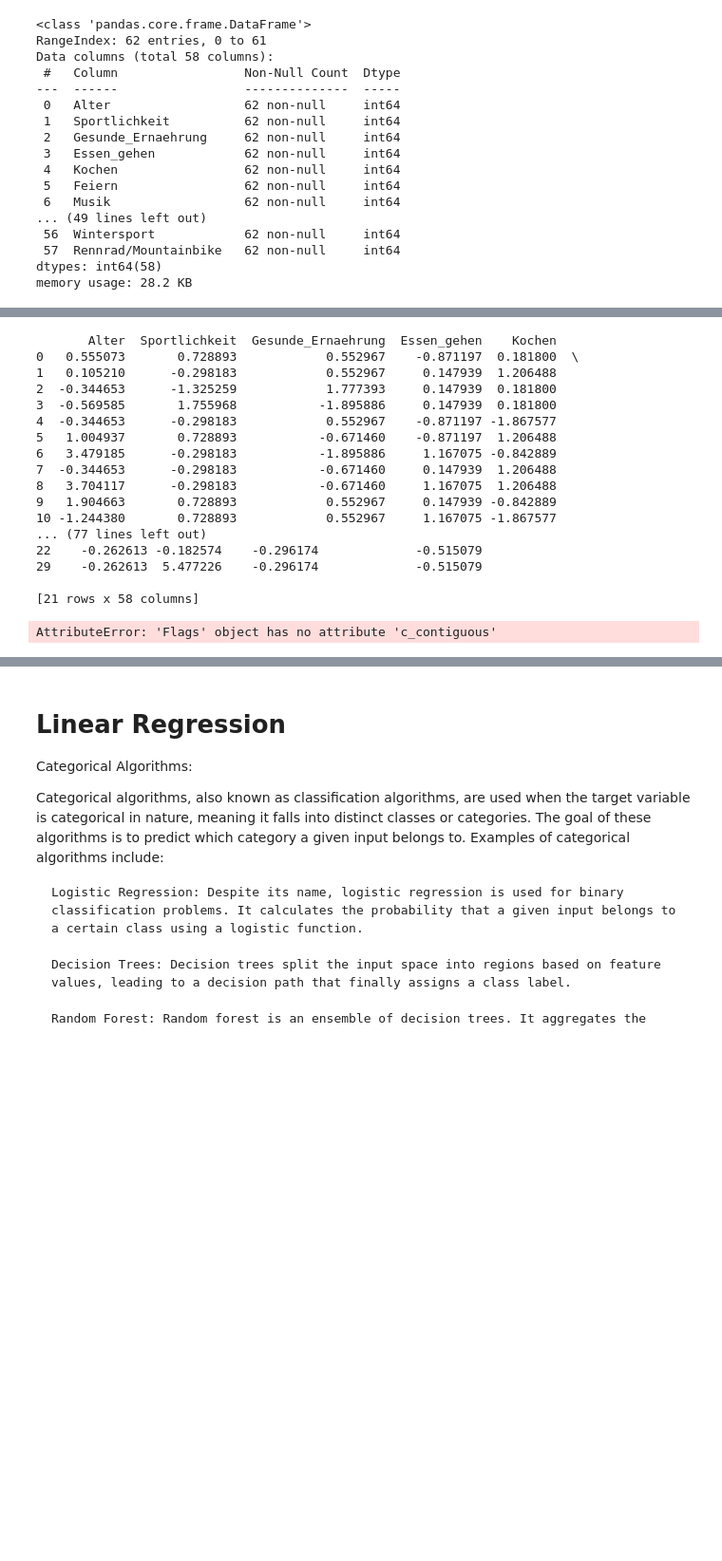
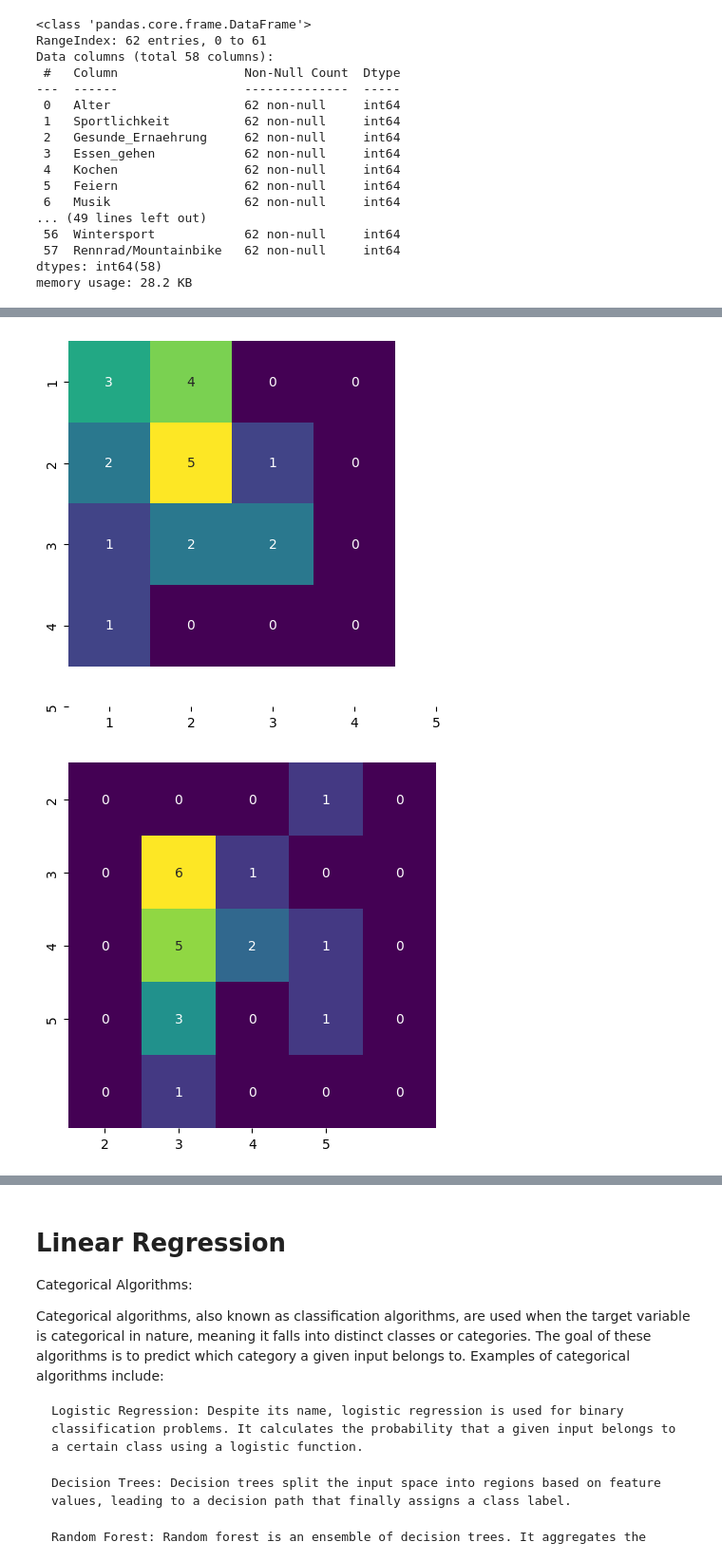
Before and after one commit to JulianCatnip/StudentMatcher, a Jupyter notebook: 05_MachineLearning.ipynb, the cells around one changed output, grey strips where cells are left out. Shown at 95% size. Cells and saved outputs as stored; diff of their text form; code cells hidden in the pictures; blank space fills up the shorter version.

```diff
--- a/05_MachineLearning.ipynb
+++ b/05_MachineLearning.ipynb
@@ -216,44 +237,25 @@ Best Score: 0.6936507936507935
 # %%
 # Machine Leanring Model KNeighors Classifier
-kneighbor_classifier = KNeighborsClassifier(n_neighbors=15, weights='uniform')
+kneighbor_classifier = KNeighborsClassifier(n_neighbors=5, weights='distance')
 
 # Cross Validation for test-splits
 skfolds = StratifiedKFold(n_splits=3)
 
 for train_index, test_index in skfolds.split(X_train_class_scaled, y):
     X_train, X_test = X_train_class_scaled.iloc[train_index], X_train_class_scaled.iloc[test_index]
     y_train, y_test = y.iloc[train_index], y.iloc[test_index]
     # machine learning model training and evaluation code here
     # X_train, y_train for training and X_test, y_test for testing/validation
-    print(X_test)
 
     kneighbor_classifier.fit(X_train, y_train)
-    bla = kneighbor_classifier.predict(X_test)
+    y_class_predicted = kneighbor_classifier.predict(X_test)
 
     fig, ax = plt.subplots(figsize=(5, 5))
 
     sb.heatmap(confusion_matrix(y_test, y_class_predicted),
            annot=True, cmap="viridis", cbar=False,
            xticklabels=kneighbor_classifier.classes_,
            yticklabels=kneighbor_classifier.classes_)
-
-    #print(f"Mean absolute error: {mean_absolute_error(y_test, y_predicted)}")
 # %% [output]
-       Alter  Sportlichkeit  Gesunde_Ernaehrung  Essen_gehen    Kochen
-0   0.555073       0.728893            0.552967    -0.871197  0.181800  \
-1   0.105210      -0.298183            0.552967     0.147939  1.206488
-2  -0.344653      -1.325259            1.777393     0.147939  0.181800
-3  -0.569585       1.755968           -1.895886     0.147939  0.181800
-4  -0.344653      -0.298183            0.552967    -0.871197 -1.867577
-5   1.004937       0.728893           -0.671460    -0.871197  1.206488
-6   3.479185      -0.298183           -1.895886     1.167075 -0.842889
-7  -0.344653      -0.298183           -0.671460     0.147939  1.206488
-8   3.704117      -0.298183           -0.671460     1.167075  1.206488
-9   1.904663       0.728893            0.552967     0.147939 -0.842889
-10 -1.244380       0.728893            0.552967     1.167075 -1.867577
-... (77 lines left out)
-22    -0.262613 -0.182574    -0.296174             -0.515079
-29    -0.262613  5.477226    -0.296174             -0.515079
-
-[21 rows x 58 columns]
-AttributeError: 'Flags' object has no attribute 'c_contiguous'
+[figure, added]
+[figure, added]
```
Also changed, not shown: parts of 25 cells of this notebook, 1 other file.
